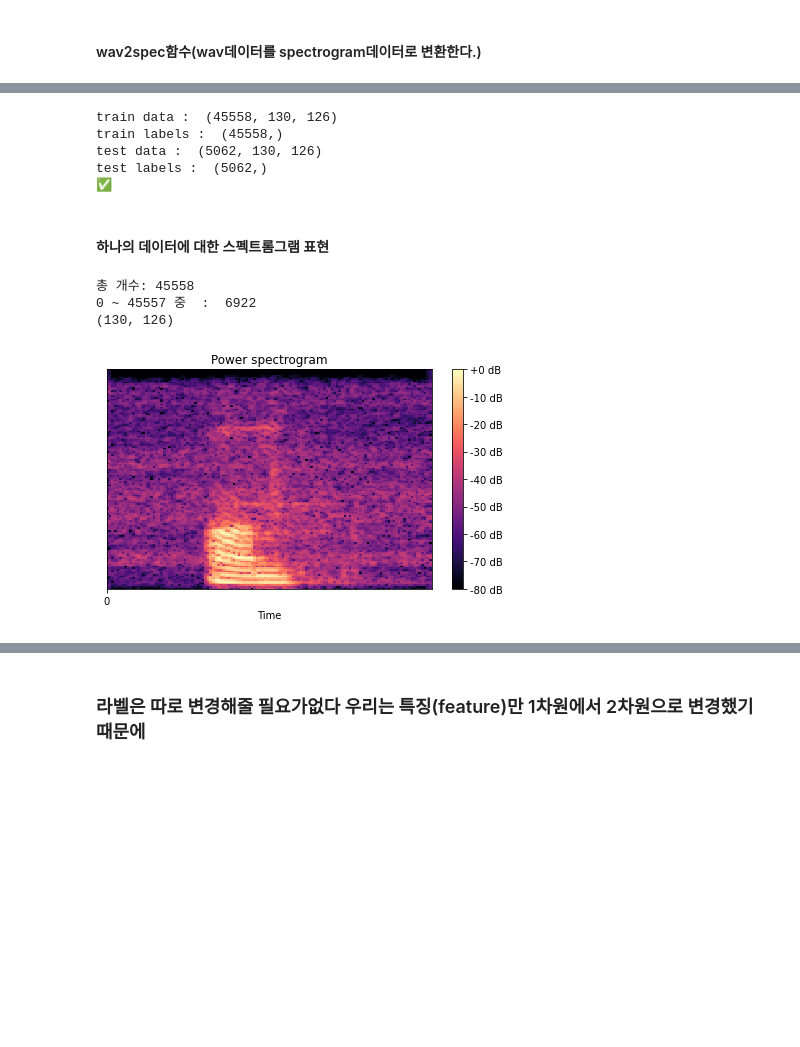
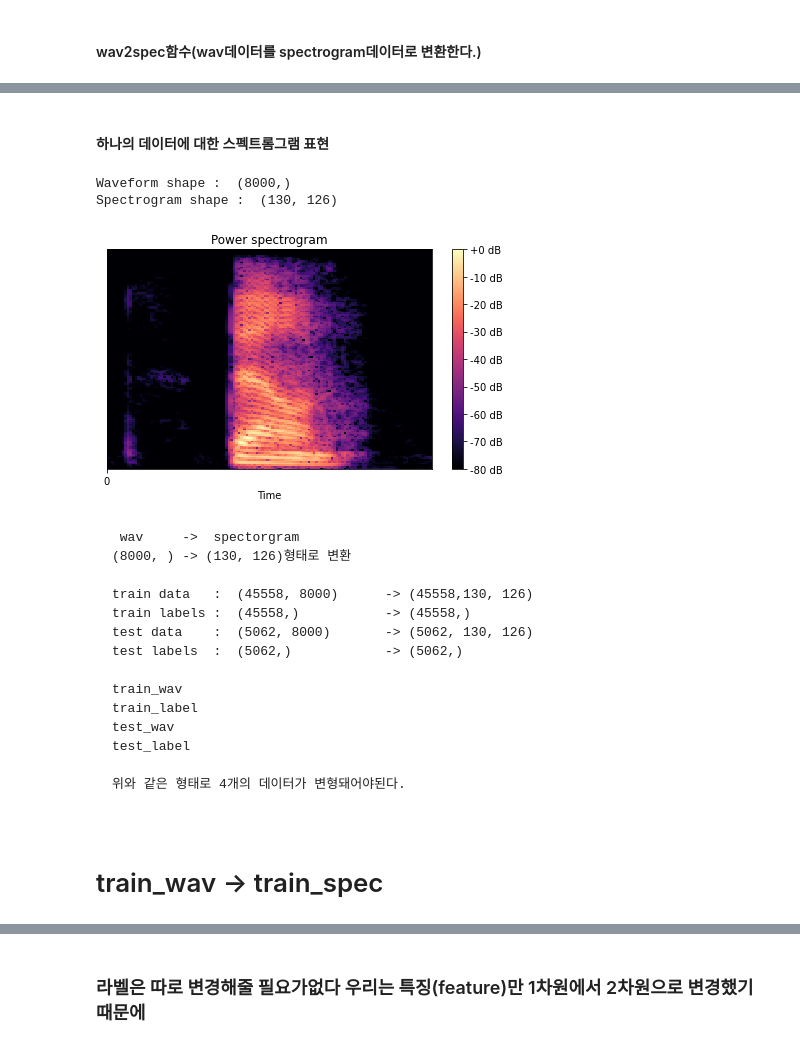
Before and after one commit to SIMYJ/EXPLORATION_Project, a Jupyter notebook: [E05]Two_Dimension_Spectrogram_Classification(original).ipynb, the cells around one changed output, grey strips where cells are left out. Saved outputs shown, nothing was run; the diff lists cells and outputs as text; code cells hidden in the pictures; blank space fills up the shorter version.

````diff
--- a/[E05]Two_Dimension_Spectrogram_Classification(original).ipynb
+++ b/[E05]Two_Dimension_Spectrogram_Classification(original).ipynb
@@ -364,47 +325,45 @@ test labels  :  (5062,)            -> (5062,)
-# %%
-print("train data : ", train_spec.shape)
-print("train labels : ", train_label.shape)
-print("test data : ", test_spec.shape)
-print("test labels : ", test_label.shape)
-print("✅")
-# %% [output]
-train data :  (45558, 130, 126)
-train labels :  (45558,)
-test data :  (5062, 130, 126)
-test labels :  (5062,)
-✅
 # %% [markdown]
 #### 하나의 데이터에 대한 스펙트롬그램 표현
-# %%
-import random
-
-
-# 데이터 선택 (랜덤하게 선택하고 있으니, 여러번 실행해 보세요)
-rand = random.randint(0, len(train_spec))
-
-print("총 개수:",len(train_spec))
-
-data = train_spec[rand]
-
-
-#rand숫자에 대한 라벨
-print("0 ~ 45557 중  : ", rand)
-print(data.shape)
-# %% [output]
-총 개수: 45558
-0 ~ 45557 중  :  6922
-(130, 126)
+# %%
+# 위에서 뽑았던  data (5-2음성과 오디오 데이터)
+#data = speech_data["wav_vals"][rand] # 0 ~ 45558
+#
+
+spec = wav2spec(data)
+print("Waveform shape : ",data.shape)
+print("Spectrogram shape : ",spec.shape)
+# %% [output]
+Waveform shape :  (8000,)
+Spectrogram shape :  (130, 126)
 # %%
 import matplotlib.pyplot as plt
 import librosa.display
 
-
-
-librosa.display.specshow(librosa.amplitude_to_db(data, ref=np.max), x_axis='time')
+librosa.display.specshow(librosa.amplitude_to_db(spec, ref=np.max), x_axis='time')
 plt.title('Power spectrogram')
 plt.colorbar(format='%+2.0f dB')
 plt.xticks(range(0, 1))
 plt.tight_layout()
 plt.show()
 # %% [output]
-[figure, old version]
+[figure, new version]
+# %% [markdown]
+```
+ wav     ->  spectorgram
+(8000, ) -> (130, 126)형태로 변환
+
+train data   :  (45558, 8000)      -> (45558,130, 126)
+train labels :  (45558,)           -> (45558,)
+test data    :  (5062, 8000)       -> (5062, 130, 126)
+test labels  :  (5062,)            -> (5062,)
+
+train_wav
+train_label
+test_wav
+test_label
+
+위와 같은 형태로 4개의 데이터가 변형돼어야된다.
+
+```
+# %% [markdown]
+# train_wav -> train_spec
````
Also changed, not shown: parts of 51 cells of this notebook.
